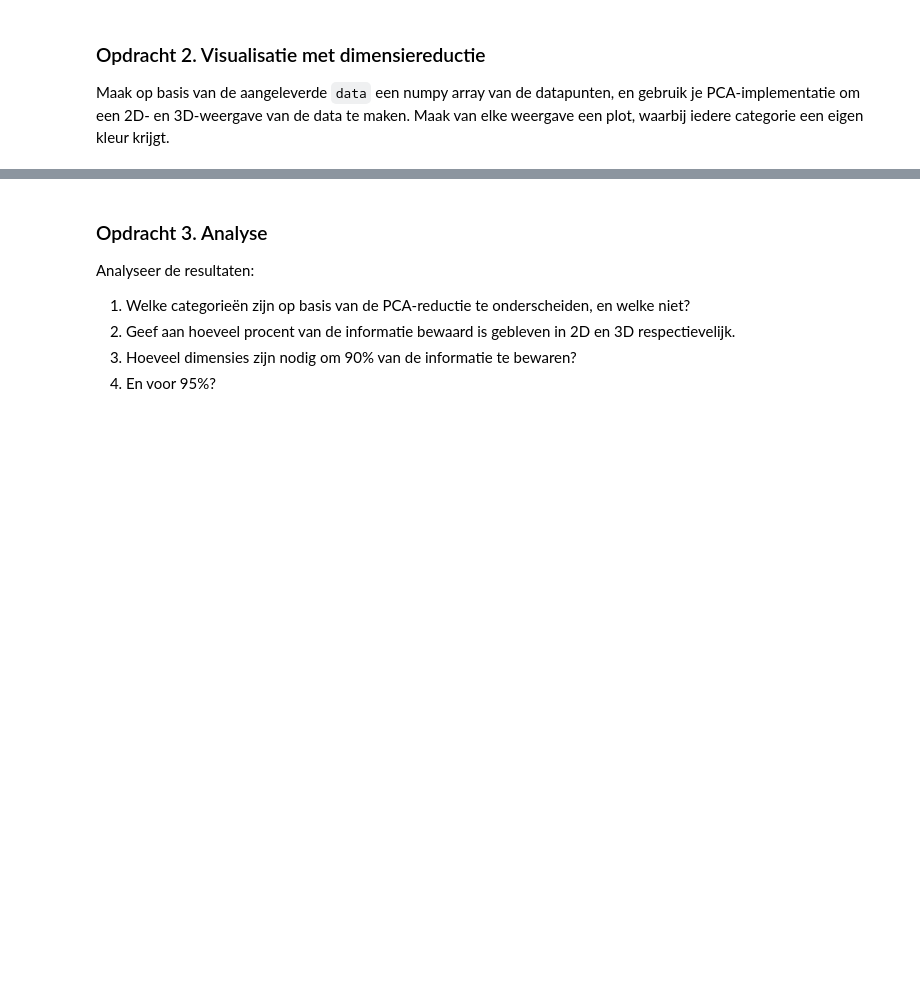
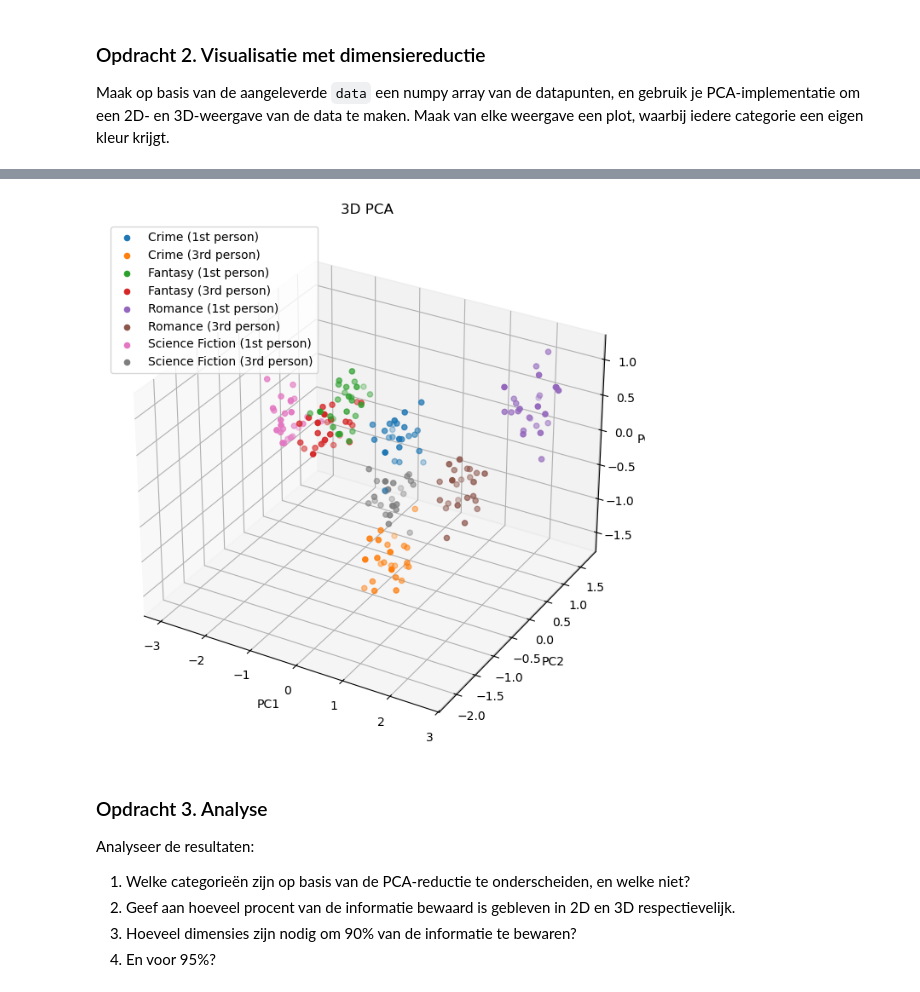
Before and after one commit to AI-S4-2026/la-ii-dimensionaliteitsreductie-JustMyla, a Jupyter notebook: dimensionality.ipynb, the cells around one changed output, grey strips where cells are left out. Drawn from its saved outputs; the diff is of its cells as text; code cells hidden in the pictures; blank space fills up the shorter version.

```diff
--- a/dimensionality.ipynb
+++ b/dimensionality.ipynb
@@ -146,5 +166,23 @@ Maak op basis van de aangeleverde `data` een numpy array van de datapunten, en g
 # %%
-# TODO: Schrijf hier je code.
+# apply pca
+X_3D = compute_pca(X, n_components=3)
+
+# plot
+fig = plt.figure(figsize=(10, 8))
+ax = fig.add_subplot(projection='3d')
+for label in np.unique(y):
+    mask = (y == label)
+    ax.scatter(X_3D[mask, 0], X_3D[mask, 1], X_3D[mask, 2], label=label)
+
+# Labels
+ax.set_xlabel('PC1')
+ax.set_ylabel('PC2')
+ax.set_zlabel('PC3')
+ax.set_title('3D PCA')
+ax.legend()
+plt.show()
+# %% [output]
+[figure, added]
 # %% [markdown]
 ### Opdracht 3. Analyse
 
```
Also changed, not shown: parts of 2 cells of this notebook.
